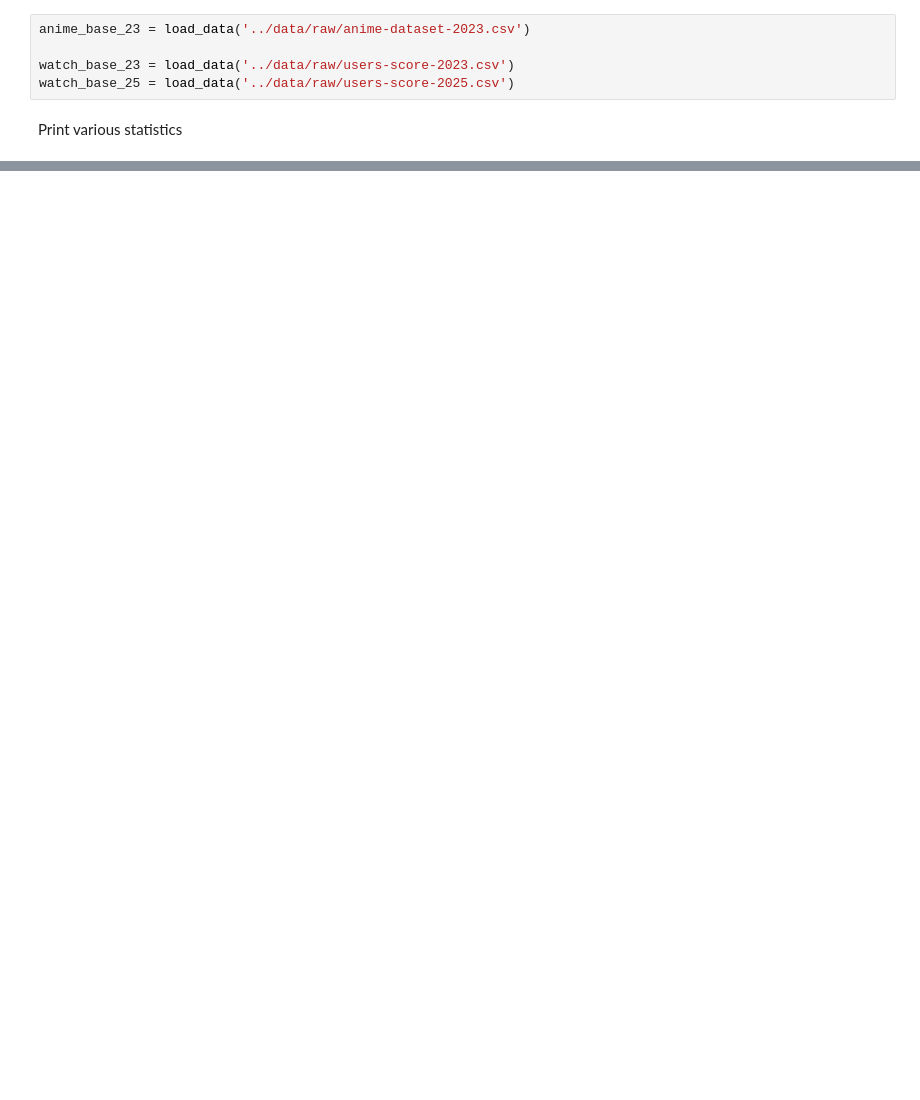
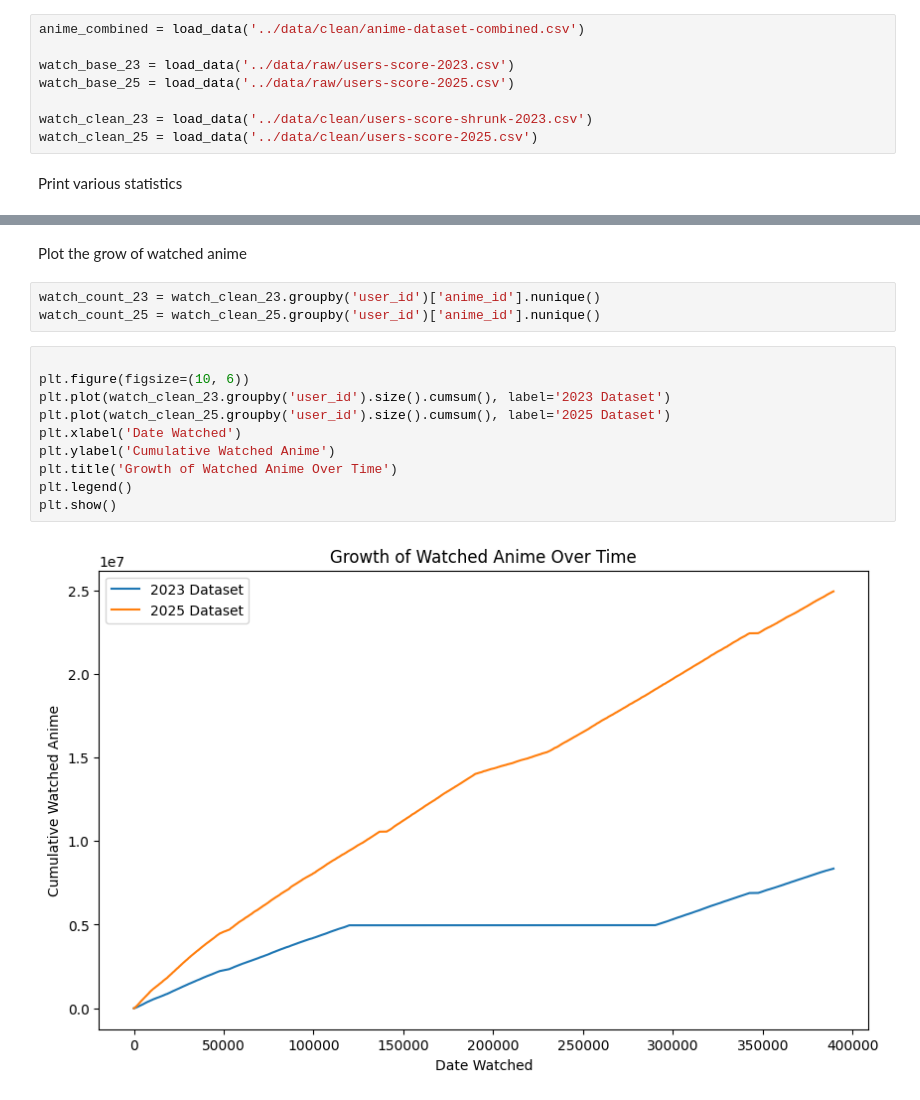
Before and after one commit to raahed/social-network-study-anime, a Jupyter notebook: notebook/statistics.ipynb, the cells around one changed output, grey strips where cells are left out. Cells and saved outputs as stored; diff of their text form; blank space fills up the shorter version.

```diff
--- a/notebook/statistics.ipynb
+++ b/notebook/statistics.ipynb
@@ -7,10 +8,13 @@ def load_data(file_path: str) -> pd.DataFrame:
     """Load data from a CSV file."""
     return pd.read_csv(file_path)
 # %%
-anime_base_23 = load_data('../data/raw/anime-dataset-2023.csv')
+anime_combined = load_data('../data/clean/anime-dataset-combined.csv')
 
 watch_base_23 = load_data('../data/raw/users-score-2023.csv')
 watch_base_25 = load_data('../data/raw/users-score-2025.csv')
+
+watch_clean_23 = load_data('../data/clean/users-score-shrunk-2023.csv')
+watch_clean_25 = load_data('../data/clean/users-score-2025.csv')
 # %% [markdown]
 Print various statistics
 # %%
@@ -40,3 +41,20 @@ for genres in anime_base_23['Genres'].dropna():
 print("Number of unique genres in anime dataset:", len(all_genres))
 # %% [output]
 Number of unique genres in anime dataset: 22
+# %% [markdown]
+Plot the grow of watched anime
+# %%
+watch_count_23 = watch_clean_23.groupby('user_id')['anime_id'].nunique()
+watch_count_25 = watch_clean_25.groupby('user_id')['anime_id'].nunique()
+# %%
+
+plt.figure(figsize=(10, 6))
+plt.plot(watch_clean_23.groupby('user_id').size().cumsum(), label='2023 Dataset')
+plt.plot(watch_clean_25.groupby('user_id').size().cumsum(), label='2025 Dataset')
+plt.xlabel('Date Watched')
+plt.ylabel('Cumulative Watched Anime')
+plt.title('Growth of Watched Anime Over Time')
+plt.legend()
+plt.show()
+# %% [output]
+[figure, added]
```
Also changed, not shown: parts of 7 cells of this notebook, 2 other files.
